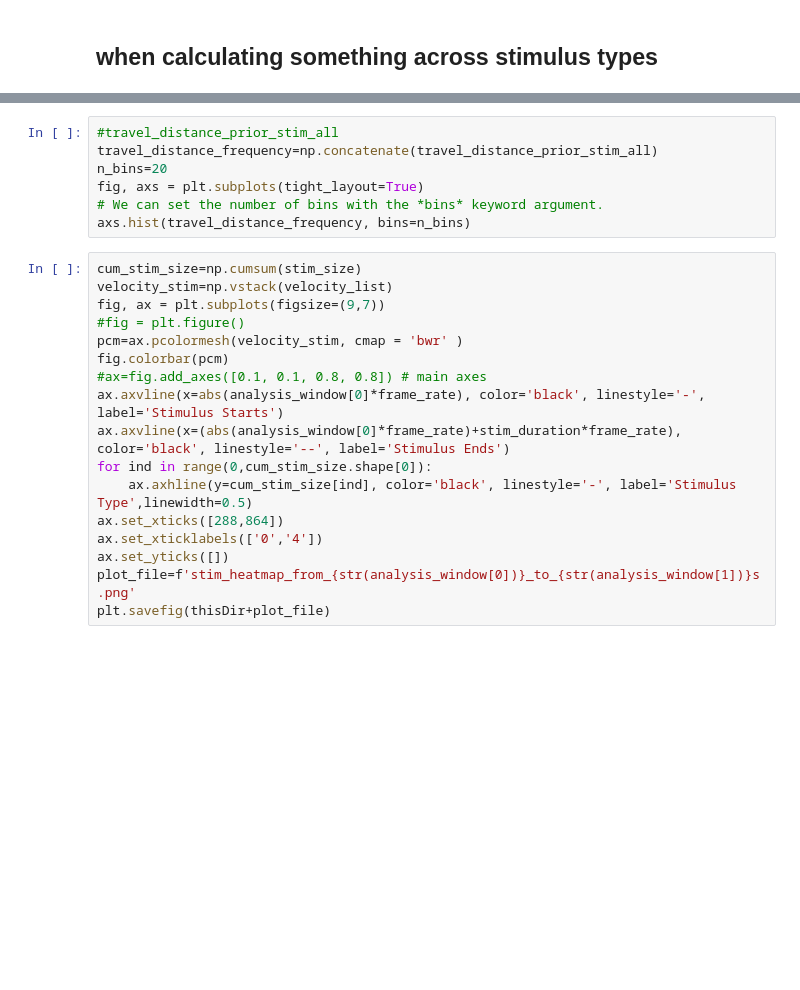
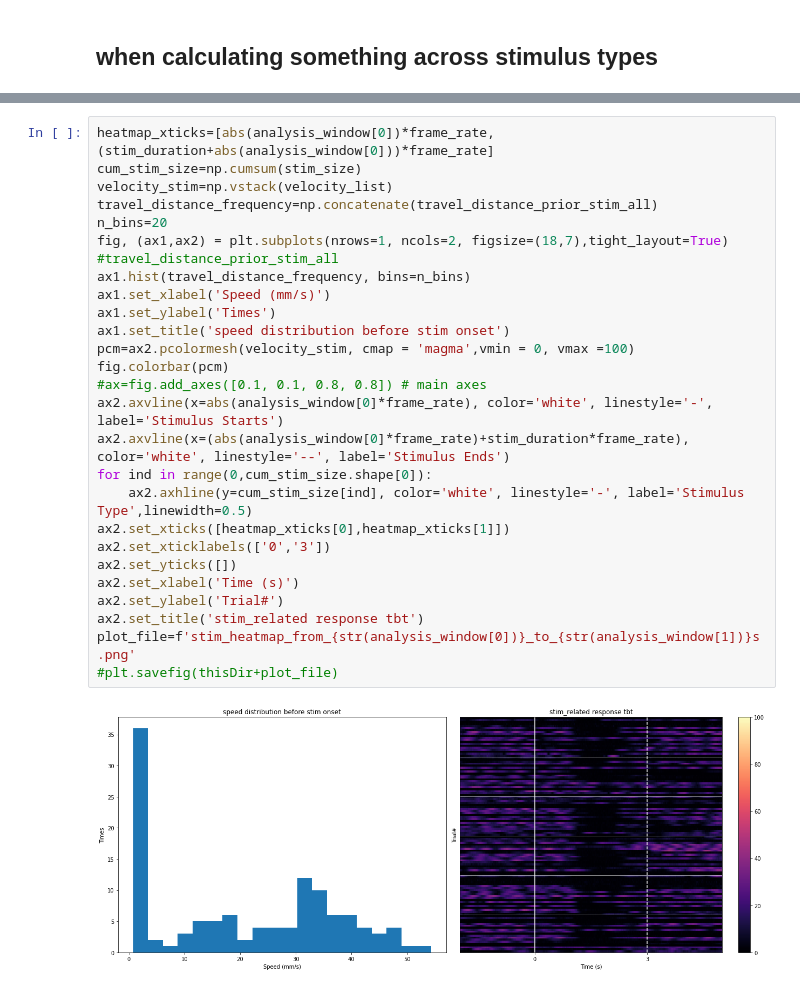
Before and after one commit to chiyu1203/bonfic, a Jupyter notebook: track_ball_notebook.ipynb, the cells around one changed output, grey strips where cells are left out. Drawn from its saved outputs; the diff is of its cells as text; blank space fills up the shorter version.

```diff
--- a/track_ball_notebook.ipynb
+++ b/track_ball_notebook.ipynb
@@ -497,27 +521,32 @@ for thisStim in stim_type:
     travel_distance_prior_stim_all.append(travel_distance_prior_stim)
     distance_stim.append(np.mean(travel_distance_during_stim))
     normalised_distance_stim.append(np.mean(normalise_travel_distance))
-# %%
-#travel_distance_prior_stim_all
-travel_distance_frequency=np.concatenate(travel_distance_prior_stim_all)
-n_bins=20
-fig, axs = plt.subplots(tight_layout=True)
-# We can set the number of bins with the *bins* keyword argument.
-axs.hist(travel_distance_frequency, bins=n_bins)
 # %%
+heatmap_xticks=[abs(analysis_window[0])*frame_rate, (stim_duration+abs(analysis_window[0]))*frame_rate]
 cum_stim_size=np.cumsum(stim_size)
 velocity_stim=np.vstack(velocity_list)
-fig, ax = plt.subplots(figsize=(9,7))
-#fig = plt.figure()
-pcm=ax.pcolormesh(velocity_stim, cmap = 'bwr' )
+travel_distance_frequency=np.concatenate(travel_distance_prior_stim_all)
+n_bins=20
+fig, (ax1,ax2) = plt.subplots(nrows=1, ncols=2, figsize=(18,7),tight_layout=True)
+#travel_distance_prior_stim_all
+ax1.hist(travel_distance_frequency, bins=n_bins)
+ax1.set_xlabel('Speed (mm/s)')
+ax1.set_ylabel('Times')
+ax1.set_title('speed distribution before stim onset')
+pcm=ax2.pcolormesh(velocity_stim, cmap = 'magma',vmin = 0, vmax =100)
 fig.colorbar(pcm)
 #ax=fig.add_axes([0.1, 0.1, 0.8, 0.8]) # main axes
-ax.axvline(x=abs(analysis_window[0]*frame_rate), color='black', linestyle='-', label='Stimulus Starts')
-ax.axvline(x=(abs(analysis_window[0]*frame_rate)+stim_duration*frame_rate), color='black', linestyle='--', label='Stimulus Ends')
+ax2.axvline(x=abs(analysis_window[0]*frame_rate), color='white', linestyle='-', label='Stimulus Starts')
+ax2.axvline(x=(abs(analysis_window[0]*frame_rate)+stim_duration*frame_rate), color='white', linestyle='--', label='Stimulus Ends')
 for ind in range(0,cum_stim_size.shape[0]):
-    ax.axhline(y=cum_stim_size[ind], color='black', linestyle='-', label='Stimulus Type',linewidth=0.5)
-ax.set_xticks([288,864])
-ax.set_xticklabels(['0','4'])
-ax.set_yticks([])
+    ax2.axhline(y=cum_stim_size[ind], color='white', linestyle='-', label='Stimulus Type',linewidth=0.5)
+ax2.set_xticks([heatmap_xticks[0],heatmap_xticks[1]])
+ax2.set_xticklabels(['0','3'])
+ax2.set_yticks([])
+ax2.set_xlabel('Time (s)')
+ax2.set_ylabel('Trial#')
+ax2.set_title('stim_related response tbt')
 plot_file=f'stim_heatmap_from_{str(analysis_window[0])}_to_{str(analysis_window[1])}s.png'
-plt.savefig(thisDir+plot_file)
+#plt.savefig(thisDir+plot_file)
+# %% [output]
+[figure, added]
```
Also changed, not shown: parts of 17 cells of this notebook.
